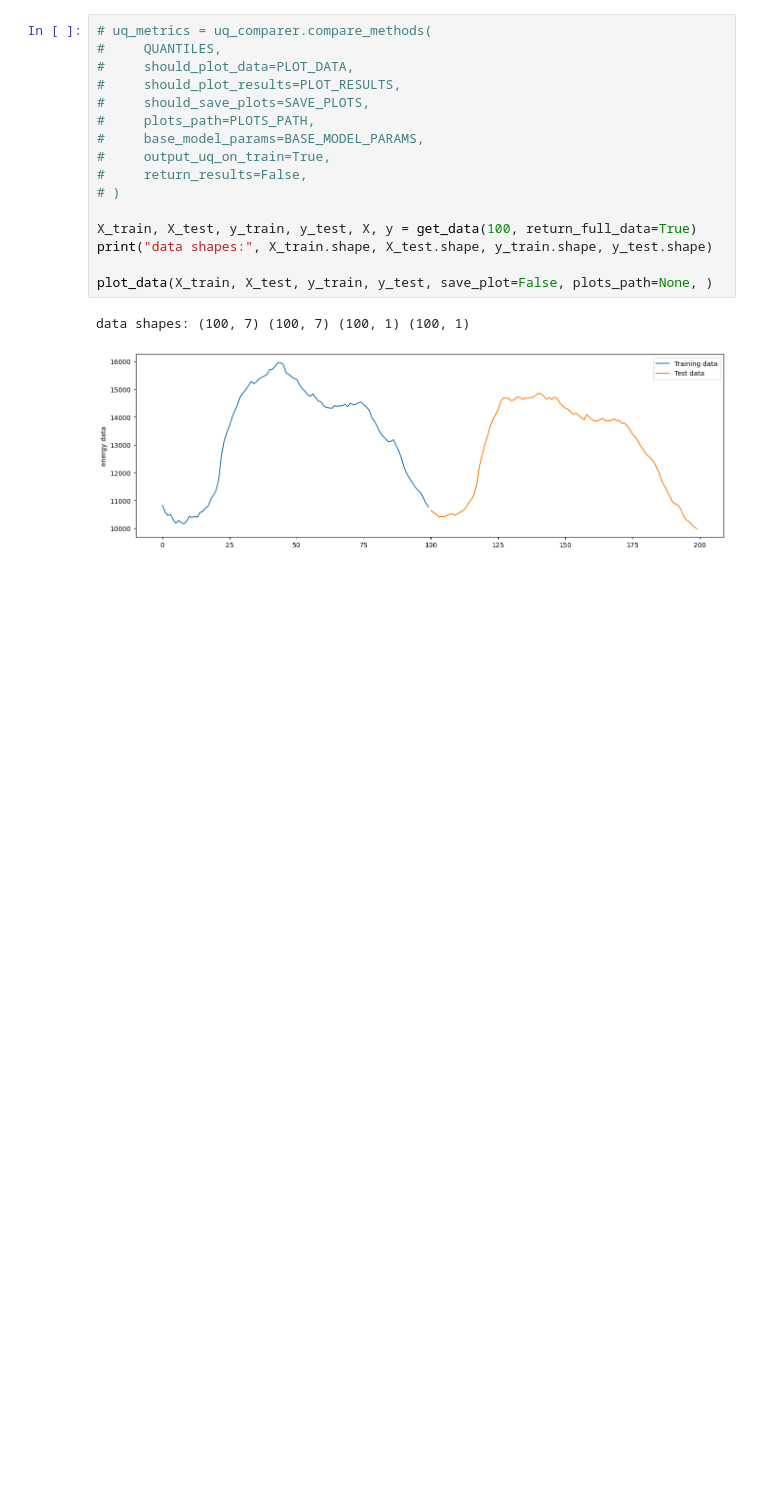
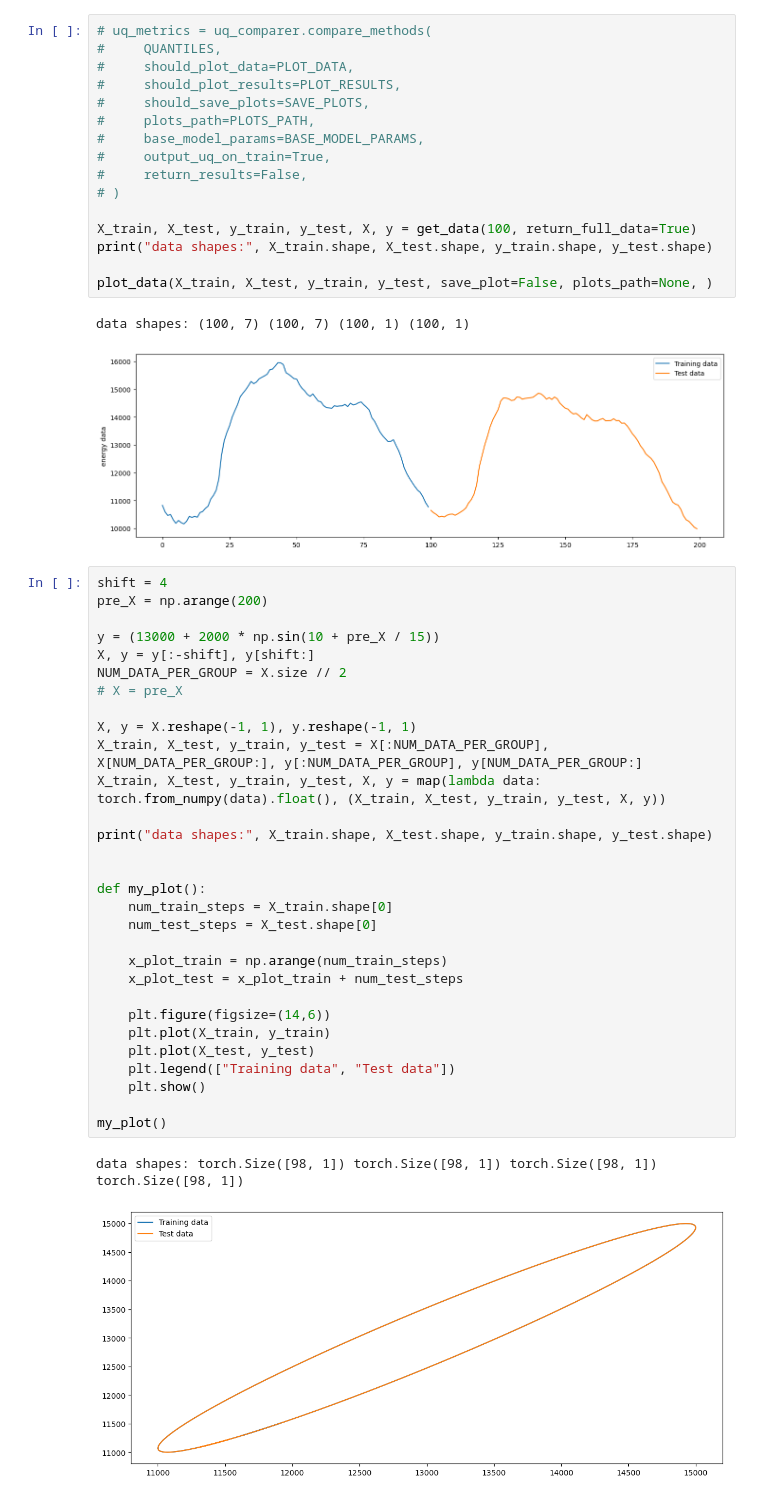
Before and after one commit to MischaDy/electricity-uq, a Jupyter notebook: laplace_bugfix_test.ipynb, the cells around one changed output. Drawn from its saved outputs; the diff is of its cells as text; blank space fills up the shorter version.

```diff
--- a/laplace_bugfix_test.ipynb
+++ b/laplace_bugfix_test.ipynb
@@ -158,4 +158,37 @@ plot_data(X_train, X_test, y_train, y_test, save_plot=False, plots_path=None, )
 # %% [output]
 data shapes: (100, 7) (100, 7) (100, 1) (100, 1)
 [figure]
+# %%
+shift = 4
+pre_X = np.arange(200)
+
+y = (13000 + 2000 * np.sin(10 + pre_X / 15))
+X, y = y[:-shift], y[shift:]
+NUM_DATA_PER_GROUP = X.size // 2
+# X = pre_X
+
+X, y = X.reshape(-1, 1), y.reshape(-1, 1)
+X_train, X_test, y_train, y_test = X[:NUM_DATA_PER_GROUP], X[NUM_DATA_PER_GROUP:], y[:NUM_DATA_PER_GROUP], y[NUM_DATA_PER_GROUP:]
+X_train, X_test, y_train, y_test, X, y = map(lambda data: torch.from_numpy(data).float(), (X_train, X_test, y_train, y_test, X, y))
+
+print("data shapes:", X_train.shape, X_test.shape, y_train.shape, y_test.shape)
+
+
+def my_plot():
+    num_train_steps = X_train.shape[0]
+    num_test_steps = X_test.shape[0]
+
+    x_plot_train = np.arange(num_train_steps)
+    x_plot_test = x_plot_train + num_test_steps
+
+    plt.figure(figsize=(14,6))
+    plt.plot(X_train, y_train)
+    plt.plot(X_test, y_test)
+    plt.legend(["Training data", "Test data"])
+    plt.show()
+
+my_plot()
+# %% [output]
+data shapes: torch.Size([98, 1]) torch.Size([98, 1]) torch.Size([98, 1]) torch.Size([98, 1])
+[figure, added]
 # %%
```
Also changed, not shown: parts of 5 cells of this notebook.
